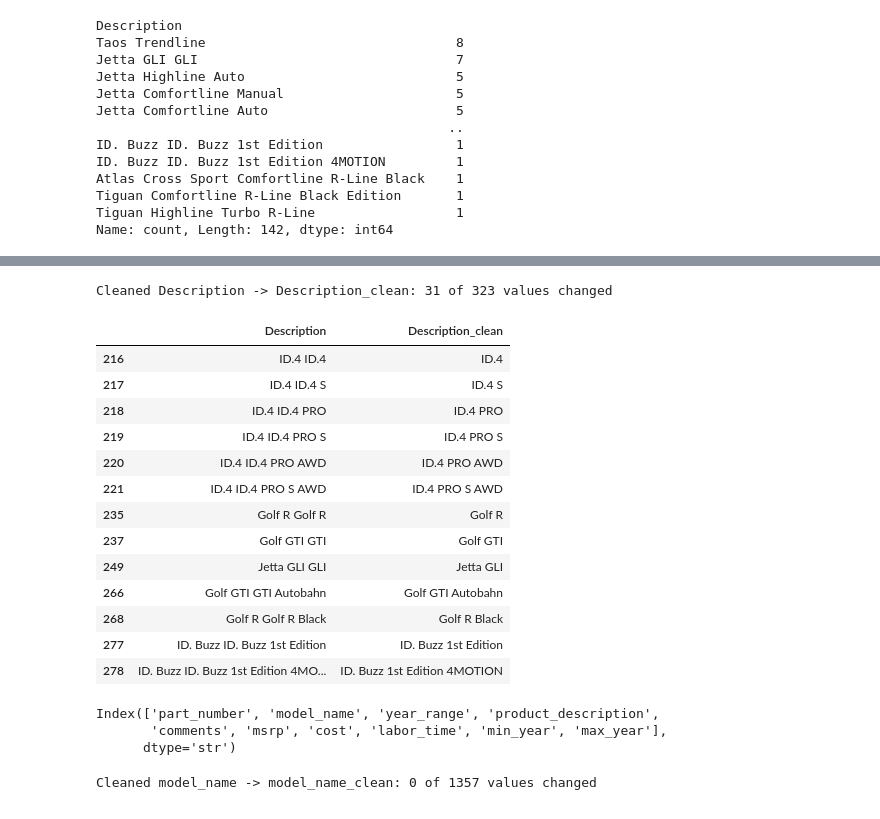
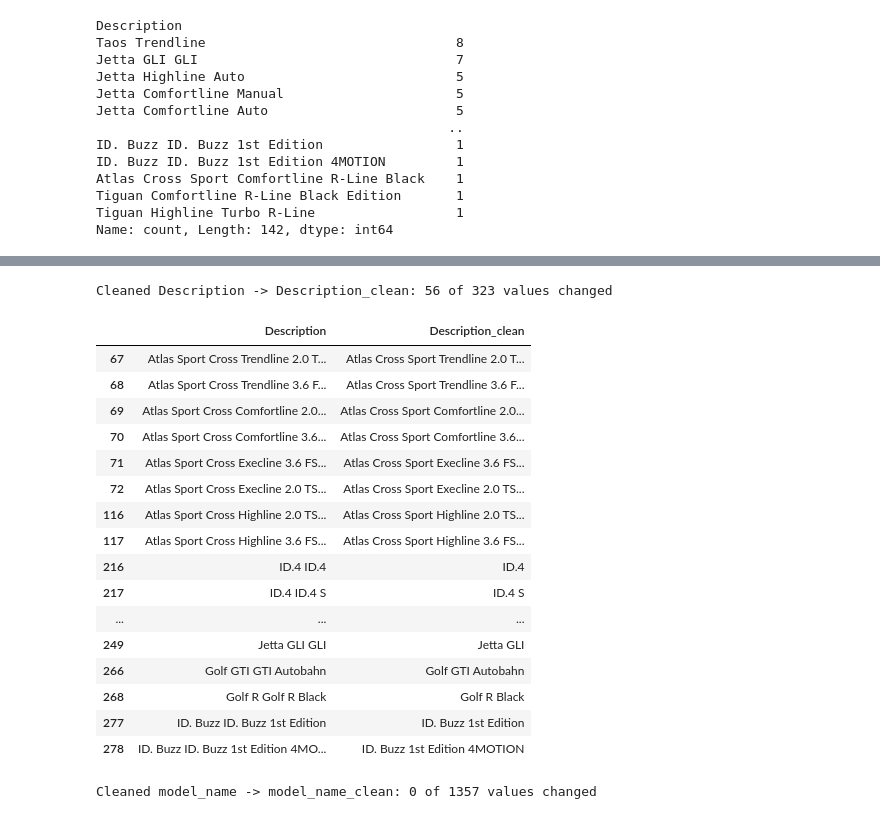
Before and after one commit to MeliPax/OEM_Accessories_v1, a Jupyter notebook: source_code/VW/oem_access_data_analysis.ipynb, the cells around one changed output, grey strips where cells are left out. Saved outputs shown, nothing was run; the diff lists cells and outputs as text; code cells hidden in the pictures.

```diff
--- a/source_code/VW/oem_access_data_analysis.ipynb
+++ b/source_code/VW/oem_access_data_analysis.ipynb
@@ -579,11 +587,27 @@ def show_records_by_description(df, description, column='Description', partial=F
     display(matches)
     return matches
+# %%
+import re
+
+# alternate spellings in the VW models data -> the name used in the accessories data
+VW_DESCRIPTION_ALIASES = {
+    "Atlas Sport Cross": "Atlas Cross Sport",   # 2020-2023 Atlas Cross Sport records
+}
+
+# replace each alias phrase with its standard name (case-insensitive, whole words only)
+def apply_aliases(value, aliases):
+    if not isinstance(value, str) or not aliases:
+        return value
+    for alias, standard in aliases.items():
+        value = re.sub(rf"\b{re.escape(alias)}\b", standard, value, flags=re.IGNORECASE)
+    return value
 # %%
 # clean a text column into a new column (<column>_clean by default):
-# trim spaces on both ends, collapse inner spaces, and drop repeated words
+# replace alias spellings (optional), trim spaces on both ends, collapse inner spaces, and drop repeated words
 # e.g. "Jetta GLI GLI" -> "Jetta GLI", "ID. Buzz ID. Buzz 1st Edition" -> "ID. Buzz 1st Edition"
+# aliases: optional dict of alternate spelling -> standard name, e.g. VW_DESCRIPTION_ALIASES
 
-def clean_text_column(df, column, new_column=None):
+def clean_text_column(df, column, new_column=None, aliases=None):
     df = df.copy()
     new_column = new_column or f"{column}_clean"
 
@@ -599,7 +623,8 @@ def clean_text_column(df, column, new_column=None):
                 words.append(word)
         return ' '.join(words)
 
-    df[new_column] = df[column].map(remove_repeated_words)
+    # aliases first, so any repeated words they create are removed too
+    df[new_column] = df[column].map(lambda v: remove_repeated_words(apply_aliases(v, aliases)))
 
     changed = (df[column].astype(str) != df[new_column].astype(str)).sum()
     print(f"Cleaned {column} -> {new_column}: {changed} of {len(df)} values changed")
@@ -646,30 +776,28 @@ show_records_by_description(vw_models_df, "Jetta Highline")
 # %%
-vw_models_df = clean_text_column(vw_models_df, 'Description')
+
+vw_models_df = clean_text_column(vw_models_df, 'Description', aliases=VW_DESCRIPTION_ALIASES)
 
 # preview the values that changed
 vw_models_df.loc[vw_models_df['Description'] != vw_models_df['Description_clean'], ['Description', 'Description_clean']].drop_duplicates()
 # %% [output]
-Cleaned Description -> Description_clean: 31 of 323 values changed
+Cleaned Description -> Description_clean: 56 of 323 values changed
 |  | Description | Description_clean |
+| 67 | Atlas Sport Cross Trendline 2.0 T... | Atlas Cross Sport Trendline 2.0 T... |
+| 68 | Atlas Sport Cross Trendline 3.6 F... | Atlas Cross Sport Trendline 3.6 F... |
+| 69 | Atlas Sport Cross Comfortline 2.0... | Atlas Cross Sport Comfortline 2.0... |
+| 70 | Atlas Sport Cross Comfortline 3.6... | Atlas Cross Sport Comfortline 3.6... |
+| 71 | Atlas Sport Cross Execline 3.6 FS... | Atlas Cross Sport Execline 3.6 FS... |
+| 72 | Atlas Sport Cross Execline 2.0 TS... | Atlas Cross Sport Execline 2.0 TS... |
+| 116 | Atlas Sport Cross Highline 2.0 TS... | Atlas Cross Sport Highline 2.0 TS... |
+| 117 | Atlas Sport Cross Highline 3.6 FS... | Atlas Cross Sport Highline 3.6 FS... |
 | 216 | ID.4 ID.4 | ID.4 |
 | 217 | ID.4 ID.4 S | ID.4 S |
-| 218 | ID.4 ID.4 PRO | ID.4 PRO |
-| 219 | ID.4 ID.4 PRO S | ID.4 PRO S |
-| 220 | ID.4 ID.4 PRO AWD | ID.4 PRO AWD |
-| 221 | ID.4 ID.4 PRO S AWD | ID.4 PRO S AWD |
-| 235 | Golf R Golf R | Golf R |
-| 237 | Golf GTI GTI | Golf GTI |
+| ... | ... | ... |
 | 249 | Jetta GLI GLI | Jetta GLI |
 | 266 | Golf GTI GTI Autobahn | Golf GTI Autobahn |
 | 268 | Golf R Golf R Black | Golf R Black |
 | 277 | ID. Buzz ID. Buzz 1st Edition | ID. Buzz 1st Edition |
 | 278 | ID. Buzz ID. Buzz 1st Edition 4MO... | ID. Buzz 1st Edition 4MOTION |
-# %%
-filtered_recent_df.columns
-# %% [output]
-Index(['part_number', 'model_name', 'year_range', 'product_description',
-       'comments', 'msrp', 'cost', 'labor_time', 'min_year', 'max_year'],
-      dtype='str')
 # %%
 filtered_recent_df = clean_text_column(filtered_recent_df, 'model_name')
 # %% [output]
```
Also changed, not shown: parts of 7 cells of this notebook.
